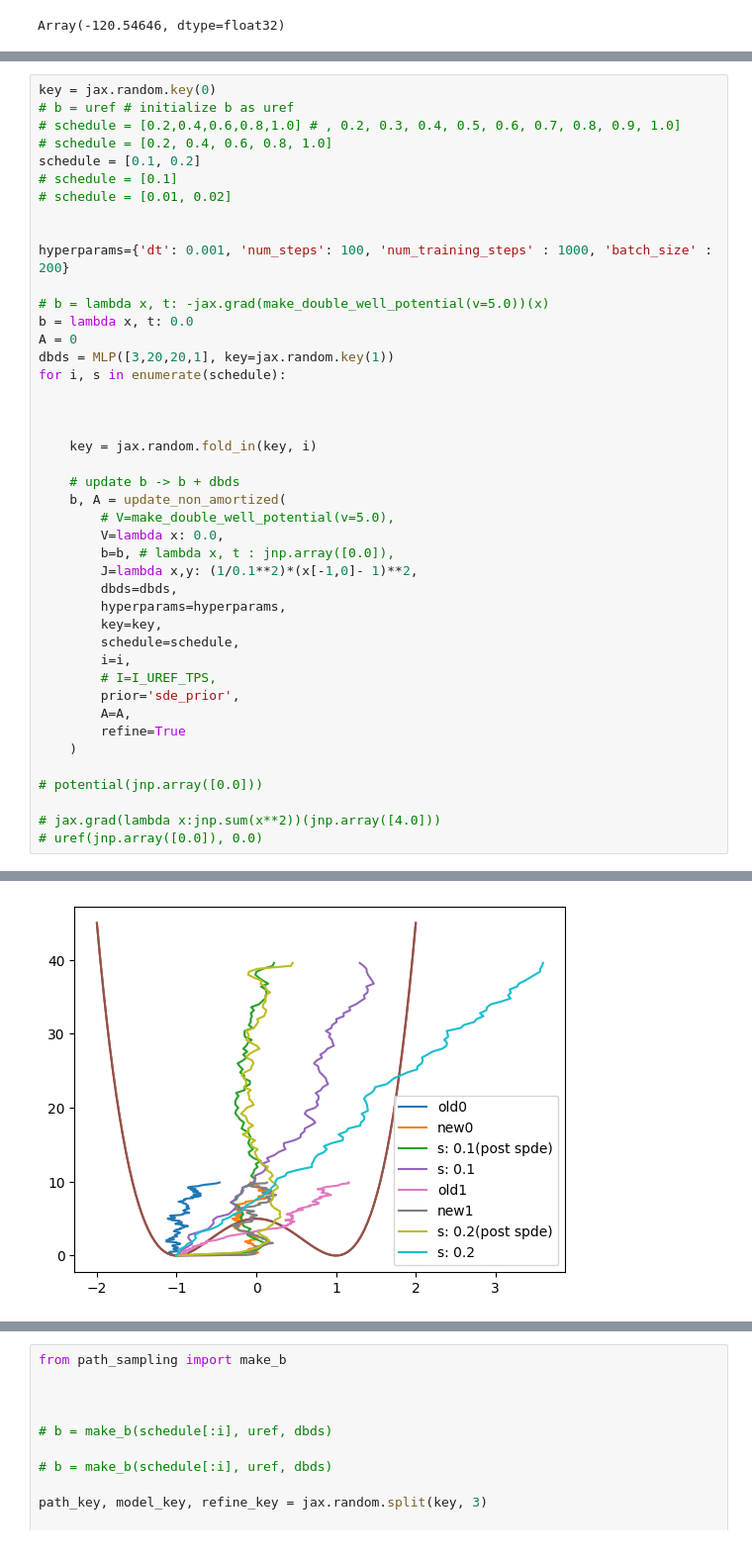
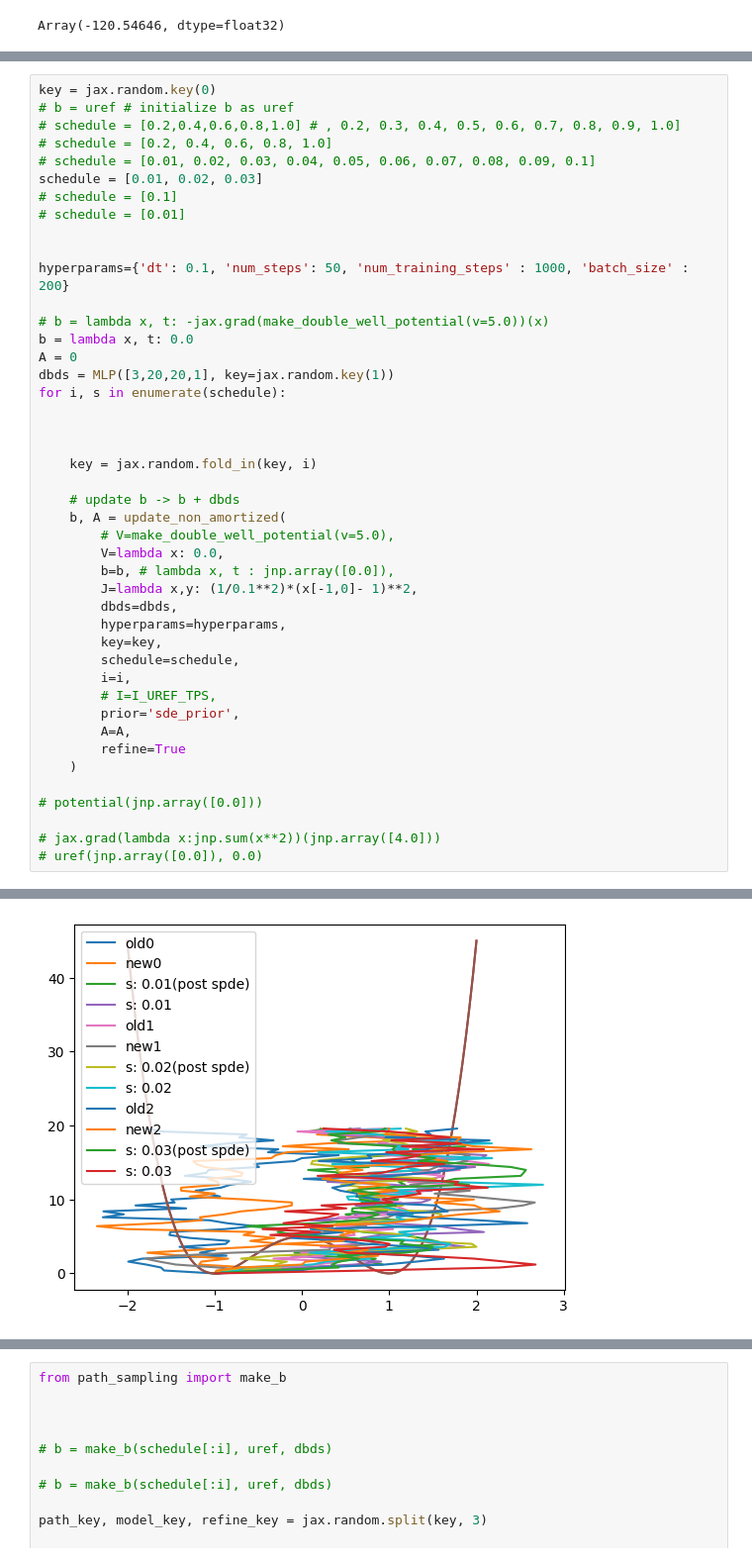
Before and after one commit to reubenharry/path_sampling, a Jupyter notebook: src/path_sampling_nb.ipynb, the cells around one changed output, grey strips where cells are left out. Shown at 99% size. Saved outputs shown, nothing was run; the diff lists cells and outputs as text.

```diff
--- a/src/path_sampling_nb.ipynb
+++ b/src/path_sampling_nb.ipynb
@@ -265,12 +265,13 @@ key = jax.random.key(0)
 # b = uref # initialize b as uref
 # schedule = [0.2,0.4,0.6,0.8,1.0] # , 0.2, 0.3, 0.4, 0.5, 0.6, 0.7, 0.8, 0.9, 1.0]
 # schedule = [0.2, 0.4, 0.6, 0.8, 1.0]
-schedule = [0.1, 0.2]
+# schedule = [0.01, 0.02, 0.03, 0.04, 0.05, 0.06, 0.07, 0.08, 0.09, 0.1]
+schedule = [0.01, 0.02, 0.03]
 # schedule = [0.1]
-# schedule = [0.01, 0.02]
+# schedule = [0.01]
 
 
-hyperparams={'dt': 0.001, 'num_steps': 100, 'num_training_steps' : 1000, 'batch_size' : 200}
+hyperparams={'dt': 0.1, 'num_steps': 50, 'num_training_steps' : 1000, 'batch_size' : 200}
 
 # b = lambda x, t: -jax.grad(make_double_well_potential(v=5.0))(x)
 b = lambda x, t: 0.0
@@ -313 +317 @@ Test loss is 1582534.0
-[figure, old version]
+[figure, new version]
```
Also changed, not shown: parts of 6 cells of this notebook, 3 other files.
